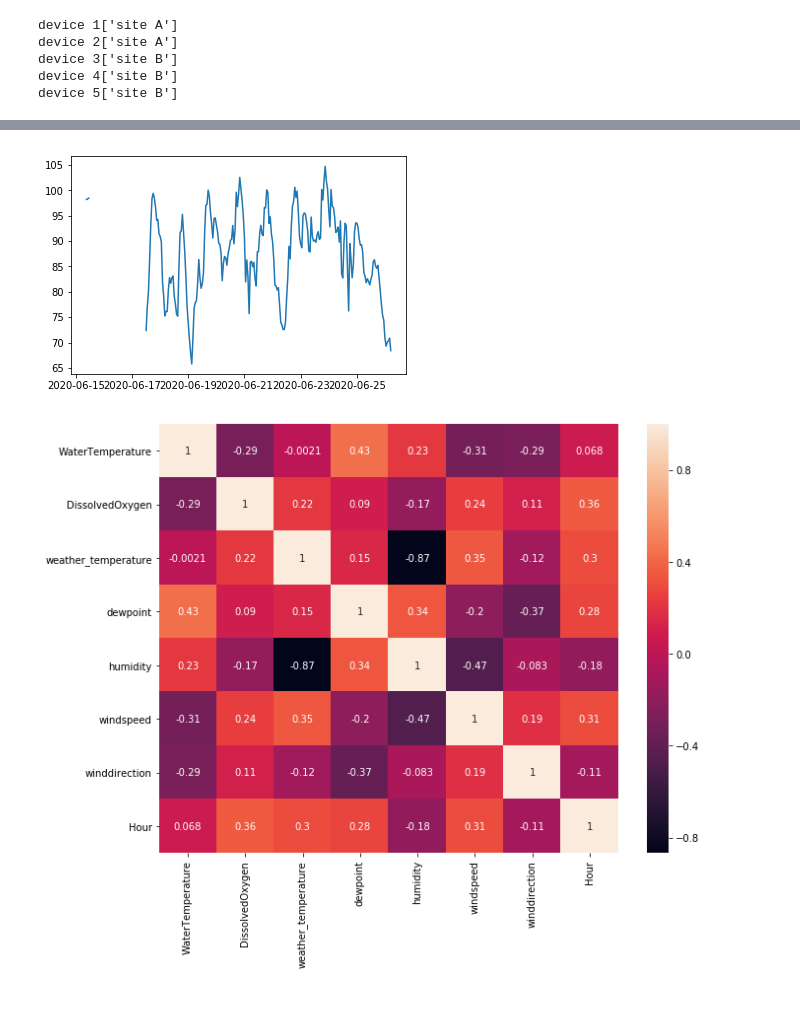
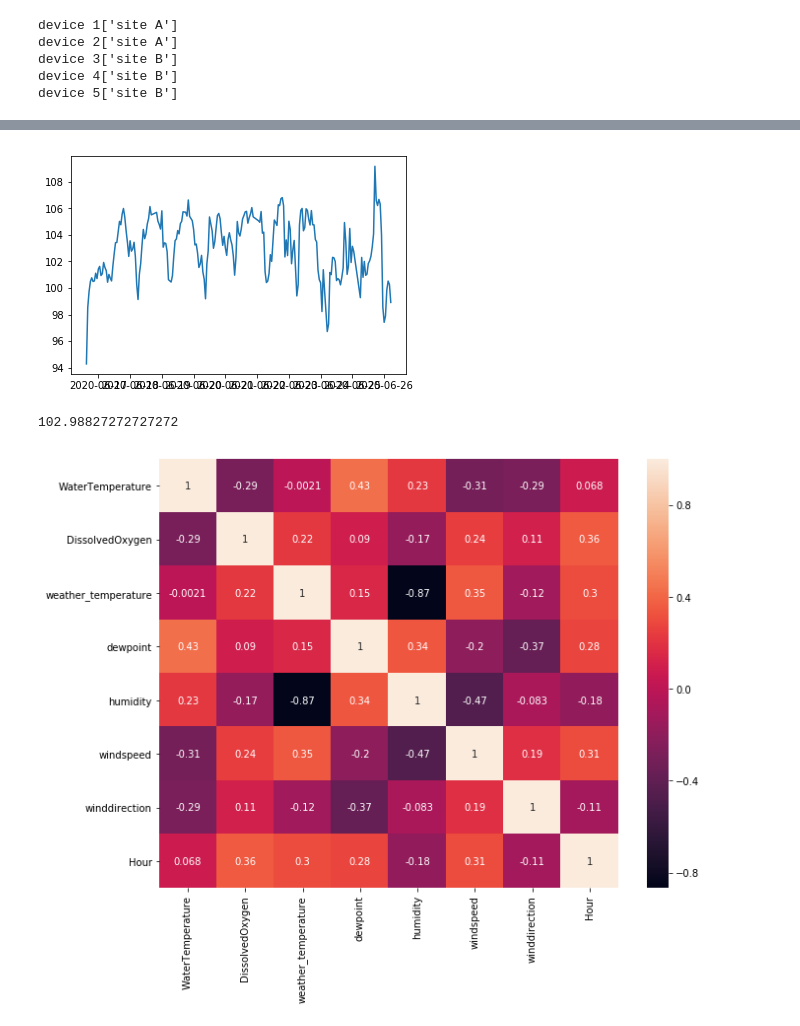
Before and after one commit to DimitriTro/data_science_bioc, a Jupyter notebook: exploration/explore_data.ipynb, the cells around one changed output, grey strips where cells are left out. Drawn from its saved outputs; the diff is of its cells as text; code cells hidden in the pictures.

```diff
--- a/exploration/explore_data.ipynb
+++ b/exploration/explore_data.ipynb
@@ -110,13 +110,17 @@ df[df['site']=='site B'].describe()
 | 75% | 20.530000 | 101.833333 | 26.000000 | 14.100000 | 69.000000 | 16.700000 | 273.000000 |
 | max | 23.830000 | 109.176667 | 30.000000 | 19.100000 | 88.000000 | 37.000000 | 360.000000 |
 # %%
-df_sample = df[df['device']=='device 1']#.dropna()
+df_sample = df[df['device']=='device 3']#.dropna()
 df_sample = df_sample.sort_values(by=['Datetime'])
 df_sample['Hour'] = df_sample['Datetime'].apply(lambda d: d.hour)
 plt.plot(df_sample['Datetime'], df_sample['DissolvedOxygen'])
 plt.show()
 # %% [output]
-[figure, old version]
+[figure, new version]
+# %%
+df_sample['DissolvedOxygen'].mean()
+# %% [output]
+102.98827272727272
 # %%
 fig = plt.figure(figsize=(10,8))
 sn.heatmap(df_sample.corr(), annot=True)
```
Also changed, not shown: parts of 11 cells of this notebook, 12 other files.
